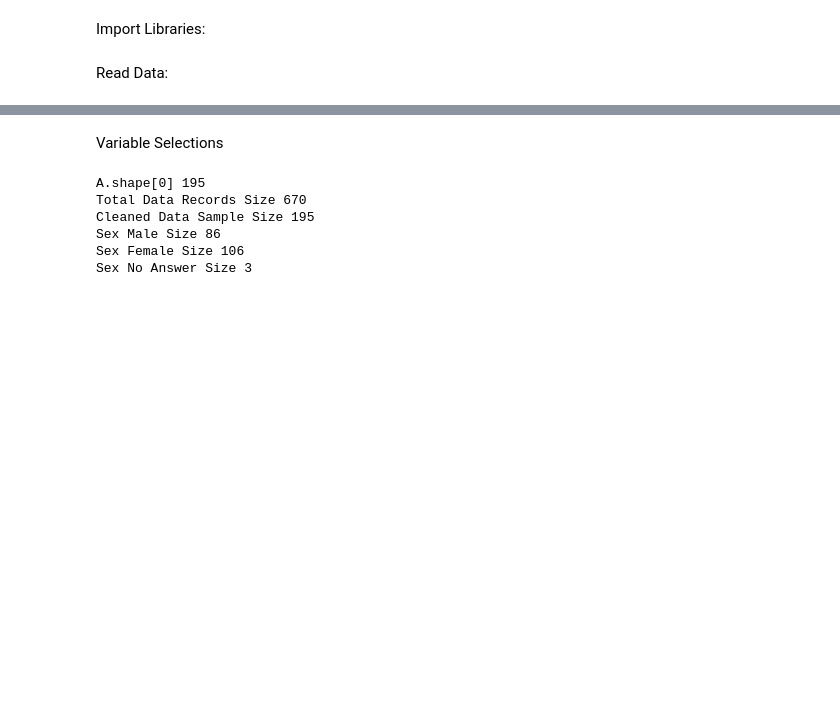
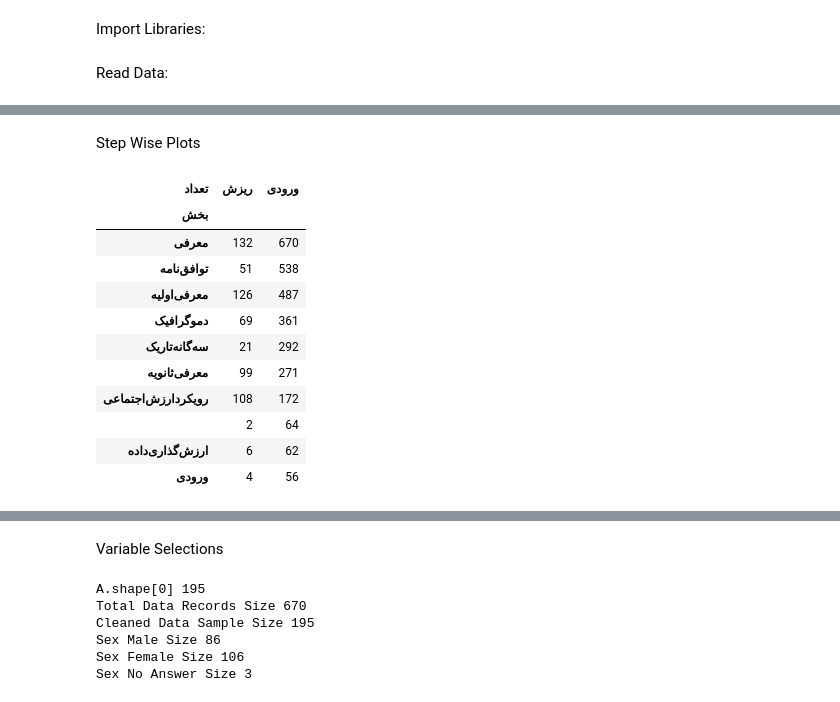
Before and after one commit to mrparsaeian/tehranthesis, a Jupyter notebook: jinja2/doIt09.ipynb, the cells around one changed output, grey strips where cells are left out. Cells and saved outputs as stored; diff of their text form; code cells hidden in the pictures; blank space fills up the shorter version.

```diff
--- a/jinja2/doIt09.ipynb
+++ b/jinja2/doIt09.ipynb
@@ -150,0 +165,40 @@ Functions
+# %% [markdown]
+Step Wise Plots
+# %%
+import seaborn as sns
+
+tips = sns.load_dataset('tips')
+# Let's massage the data a bit to be aggregated by day of week, with
+# columns for each gender. We could leave it in long format as well (
+# with gender as values in a single column).
+agg_tips = tips.groupby(['day', 'sex'])['tip'].sum().unstack().fillna(0)
+PageNotSubmitedDataFrame.index.name = 'بخش'
+PageNotSubmitedDataFrame.columns.name = 'تعداد'
+PageNotSubmitedDataFrame.rename(
+    columns={'Dropouts': 'ریزش', 'PageEntrance': 'ورودی'}, inplace=True)
+PageNotSubmitedDataFrame.rename(index={'LandingPage': 'معرفی',
+                                       'GlobalConsent': 'توافق‌نامه',
+                                       'otherPIIDisClosure': 'معرفی‌اولیه',
+                                       'InterventionQuestionnaire': 'دموگرافیک',
+                                       'darktriad': 'سه‌گانه‌تاریک',
+                                       'Assessment': 'معرفی‌ثانویه',
+                                       'SVOSliderTest': 'رویکرد‌ارزش‌اجتماعی',
+                                       'TPBQuestionnaire': '',
+                                       'willingnessToPayOthers': 'ارزش‌گذاری‌داده',
+                                       'finalinforequests': 'ورودی'},
+                                inplace=True)
+agg_tips = PageNotSubmitedDataFrame
+display(agg_tips)
+# %% [output]
+| تعداد | ریزش | ورودی |
+| بخش |  |  |
+| معرفی | 132 | 670 |
+| توافق‌نامه | 51 | 538 |
+| معرفی‌اولیه | 126 | 487 |
+| دموگرافیک | 69 | 361 |
+| سه‌گانه‌تاریک | 21 | 292 |
+| معرفی‌ثانویه | 99 | 271 |
+| رویکرد‌ارزش‌اجتماعی | 108 | 172 |
+|  | 2 | 64 |
+| ارزش‌گذاری‌داده | 6 | 62 |
+| ورودی | 4 | 56 |
```
Also changed, not shown: parts of 5 cells of this notebook, 53 other files.
